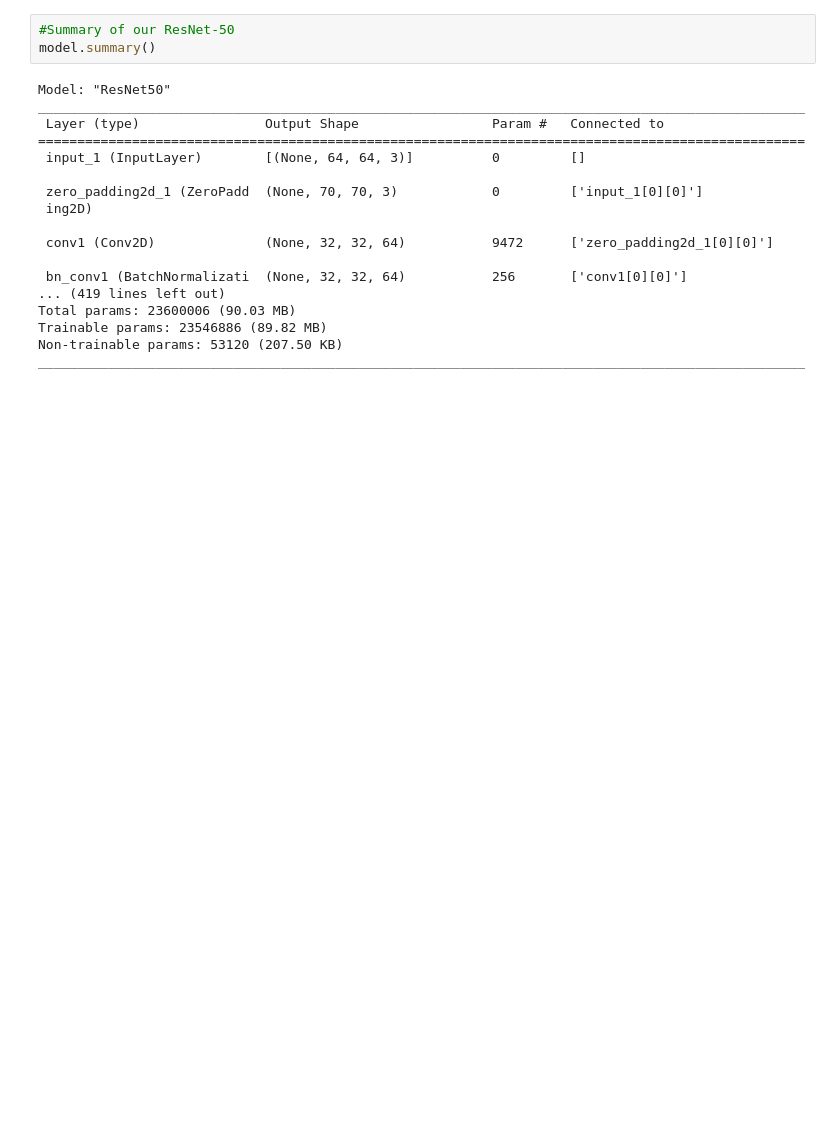
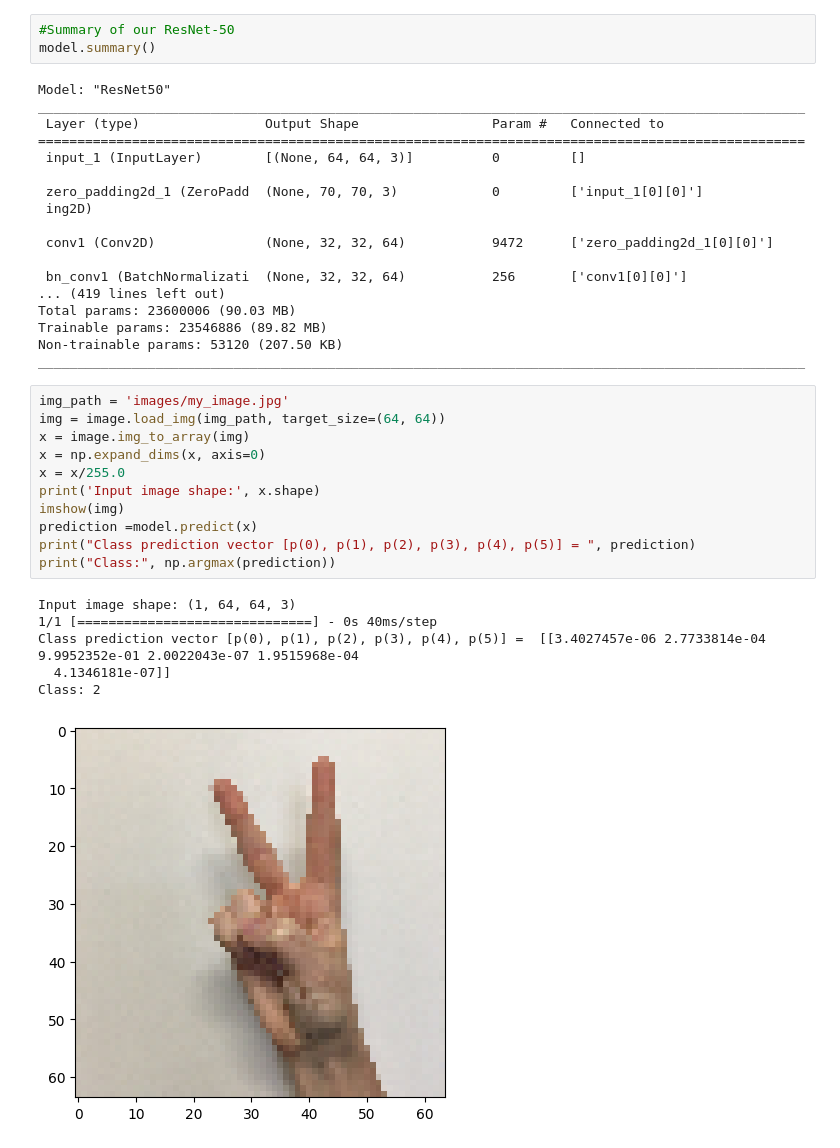
Before and after one commit to mohamedmaher12310/Signs_Detector_ResNet50, a Jupyter notebook: signs_detector_ResNet.ipynb, the cells around one changed output. Drawn from its saved outputs; the diff is of its cells as text; blank space fills up the shorter version.

```diff
--- a/signs_detector_ResNet.ipynb
+++ b/signs_detector_ResNet.ipynb
@@ -257,3 +269,21 @@ Total params: 23600006 (90.03 MB)
 Trainable params: 23546886 (89.82 MB)
 Non-trainable params: 53120 (207.50 KB)
 __________________________________________________________________________________________________
+# %%
+img_path = 'images/my_image.jpg'
+img = image.load_img(img_path, target_size=(64, 64))
+x = image.img_to_array(img)
+x = np.expand_dims(x, axis=0)
+x = x/255.0
+print('Input image shape:', x.shape)
+imshow(img)
+prediction =model.predict(x)
+print("Class prediction vector [p(0), p(1), p(2), p(3), p(4), p(5)] = ", prediction)
+print("Class:", np.argmax(prediction))
+# %% [output]
+Input image shape: (1, 64, 64, 3)
+1/1 [==============================] - 0s 40ms/step
+Class prediction vector [p(0), p(1), p(2), p(3), p(4), p(5)] =  [[3.4027457e-06 2.7733814e-04 9.9952352e-01 2.0022043e-07 1.9515968e-04
+  4.1346181e-07]]
+Class: 2
+[figure, added]
```
Also changed, not shown: parts of 2 cells of this notebook, 1 other file.
